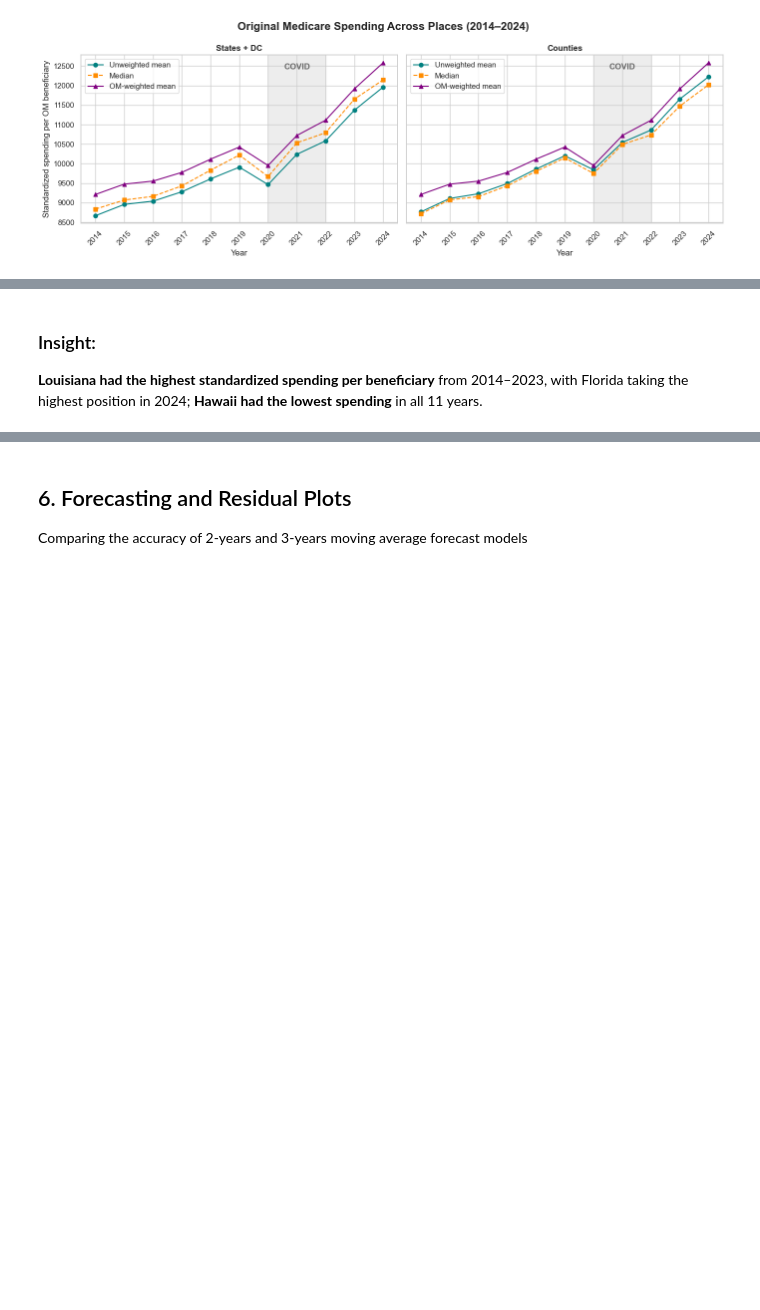
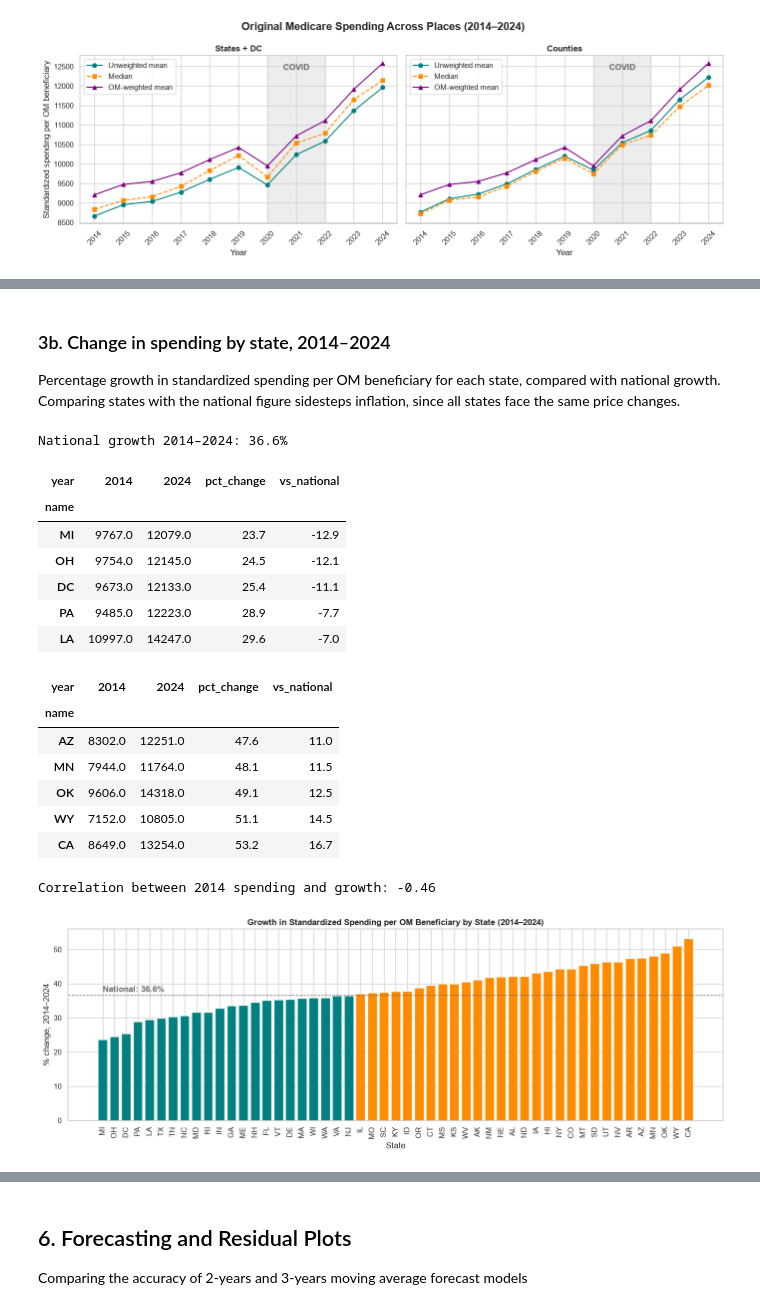
Before and after one commit to avanikasane/medicare-geographic-variation, a Jupyter notebook: notebooks/02_analysis.ipynb, the cells around one changed output, grey strips where cells are left out. Drawn from its saved outputs; the diff is of its cells as text; code cells hidden in the pictures; blank space fills up the shorter version.

```diff
--- a/notebooks/02_analysis.ipynb
+++ b/notebooks/02_analysis.ipynb
@@ -245,3 +181,63 @@ plt.show()
-# %% [markdown]
-### Insight:
-**Louisiana had the highest standardized spending per beneficiary** from 2014–2023, with Florida taking the highest position in 2024; **Hawaii had the lowest spending** in all 11 years.
+# %% [markdown]
+### 3b. Change in spending by state, 2014–2024
+Percentage growth in standardized spending per OM beneficiary for each state, compared with national growth. Comparing states with the national figure sidesteps inflation, since all states face the same price changes.
+# %%
+start, end = 2014, 2024
+
+# One row per state, one column per year
+growth = state_df.pivot(index="name", columns="year", values="spend_pc_std")[[start, end]].copy()
+
+# % change for each state
+growth["pct_change"] = (growth[end] / growth[start] - 1) * 100
+
+# National % change, used as the benchmark
+nat = national_df.set_index("year")["spend_pc_std"]
+national_growth = (nat[end] / nat[start] - 1) * 100
+
+# How far above or below national growth each state is (percentage points)
+growth["vs_national"] = growth["pct_change"] - national_growth
+growth = growth.sort_values("pct_change")
+
+print(f"National growth {start}–{end}: {national_growth:.1f}%")
+display(growth.round(1).head(5))   # slowest growth
+display(growth.round(1).tail(5))   # fastest growth
+
+# Do states that started low grow faster? (negative = yes)
+print("Correlation between 2014 spending and growth:",
+      round(growth[start].corr(growth["pct_change"]), 2))
+
+# Visualization
+fig, ax = plt.subplots(figsize=(14, 5))
+colors = ["darkorange" if v > national_growth else "teal" for v in growth["pct_change"]]
+ax.bar(growth.index, growth["pct_change"], color=colors)
+ax.axhline(national_growth, color="dimgray", linestyle="--", linewidth=1)
+ax.text(0, national_growth + 1, f"National: {national_growth:.1f}%",
+        color="dimgray", fontweight="bold")
+
+ax.set_title(f"Growth in Standardized Spending per OM Beneficiary by State ({start}–{end})",
+             fontweight="bold")
+ax.set_xlabel("State")
+ax.set_ylabel(f"% change, {start}–{end}")
+ax.tick_params(axis="x", rotation=90)
+
+plt.tight_layout()
+plt.savefig(f"{FIG_DIR}/fig2_state_growth.png", dpi=150, bbox_inches="tight")
+plt.show()
+# %% [output]
+National growth 2014–2024: 36.6%
+| year | 2014 | 2024 | pct_change | vs_national |
+| name |  |  |  |  |
+| MI | 9767.0 | 12079.0 | 23.7 | -12.9 |
+| OH | 9754.0 | 12145.0 | 24.5 | -12.1 |
+| DC | 9673.0 | 12133.0 | 25.4 | -11.1 |
+| PA | 9485.0 | 12223.0 | 28.9 | -7.7 |
+| LA | 10997.0 | 14247.0 | 29.6 | -7.0 |
+| year | 2014 | 2024 | pct_change | vs_national |
+| name |  |  |  |  |
+| AZ | 8302.0 | 12251.0 | 47.6 | 11.0 |
+| MN | 7944.0 | 11764.0 | 48.1 | 11.5 |
+| OK | 9606.0 | 14318.0 | 49.1 | 12.5 |
+| WY | 7152.0 | 10805.0 | 51.1 | 14.5 |
+| CA | 8649.0 | 13254.0 | 53.2 | 16.7 |
+Correlation between 2014 spending and growth: -0.46
+[figure, added]
```
Also changed, not shown: parts of 18 cells of this notebook, 2 other files.
